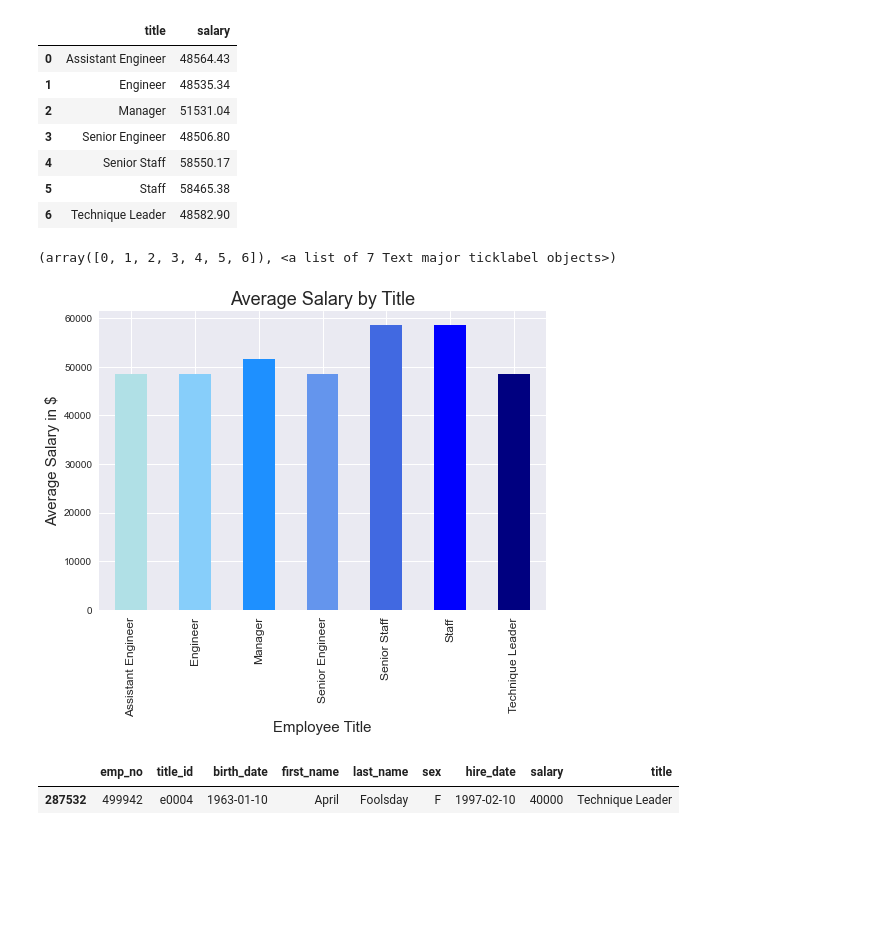
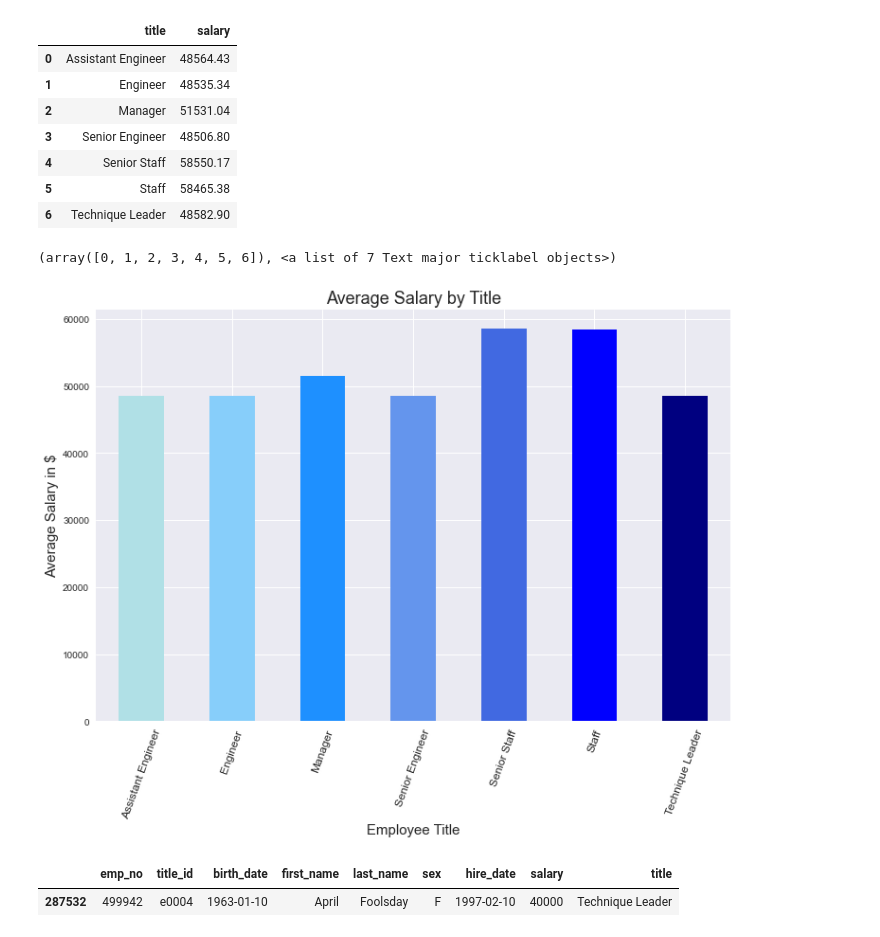
Before and after one commit to Auburn9698/sql-challenge, a Jupyter notebook: EmployeeSQL/Bonus.ipynb, the cells around one changed output. Cells and saved outputs as stored; diff of their text form; code cells hidden in the pictures; blank space fills up the shorter version.

```diff
--- a/EmployeeSQL/Bonus.ipynb
+++ b/EmployeeSQL/Bonus.ipynb
@@ -126,16 +126,17 @@ average_by_title
 # %%
 # Create a bar chart of average salary by title:
 # Plotting with pandas:
 
 average_by_title.plot.bar(x="title", y="salary", legend=False,\
-                          color=["powderblue", "lightskyblue",  "dodgerblue", "cornflowerblue", "royalblue", "blue", "navy"])
+                          color=["powderblue", "lightskyblue",  "dodgerblue", "cornflowerblue", "royalblue", "blue", "navy"],\
+                          figsize = [12,8])
 plt.title("Average Salary by Title", size=18)
 plt.xlabel("Employee Title", size = 15)
 plt.ylabel("Average Salary in $", size = 15)
-plt.xticks(rotation=90, size = 12)
+plt.xticks(rotation=70, size = 12)
 # %% [output]
 (array([0, 1, 2, 3, 4, 5, 6]), <a list of 7 Text major ticklabel objects>)
-[figure, old version]
+[figure, new version]
 # %%
 # Epilogue:
 # "Search your ID number." You look down at your badge to see that your employee ID number is 499942.
```
Also changed, not shown: parts of 1 cell of this notebook.
